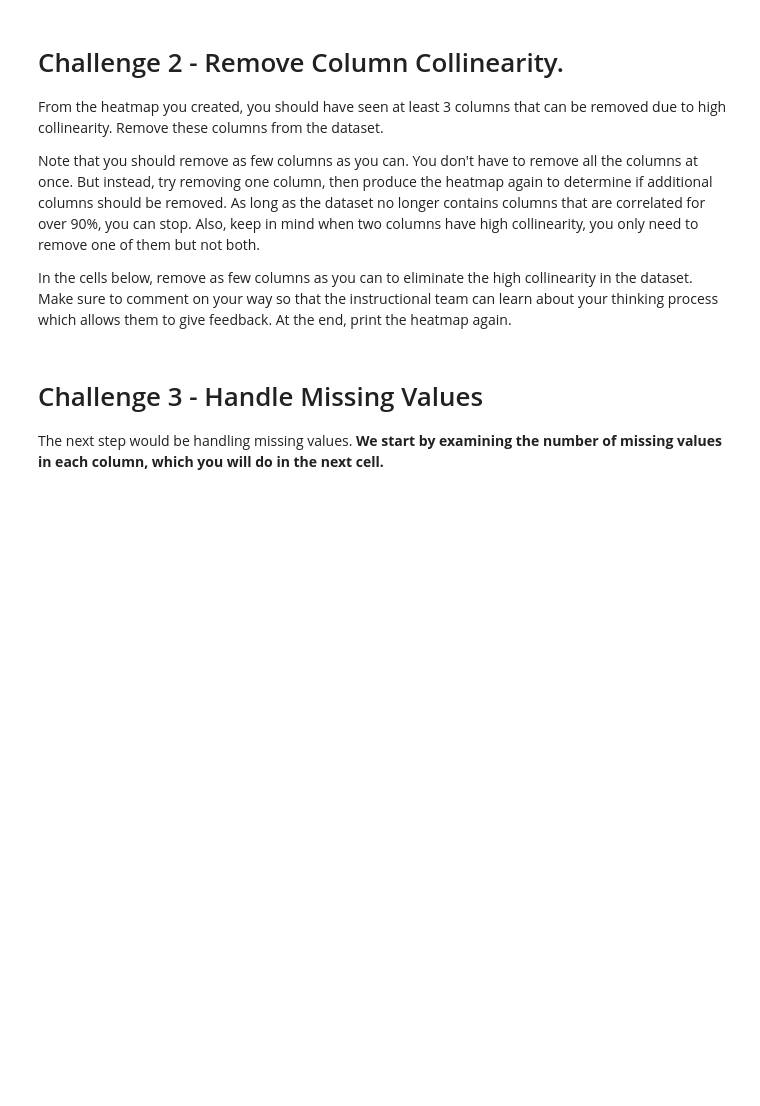
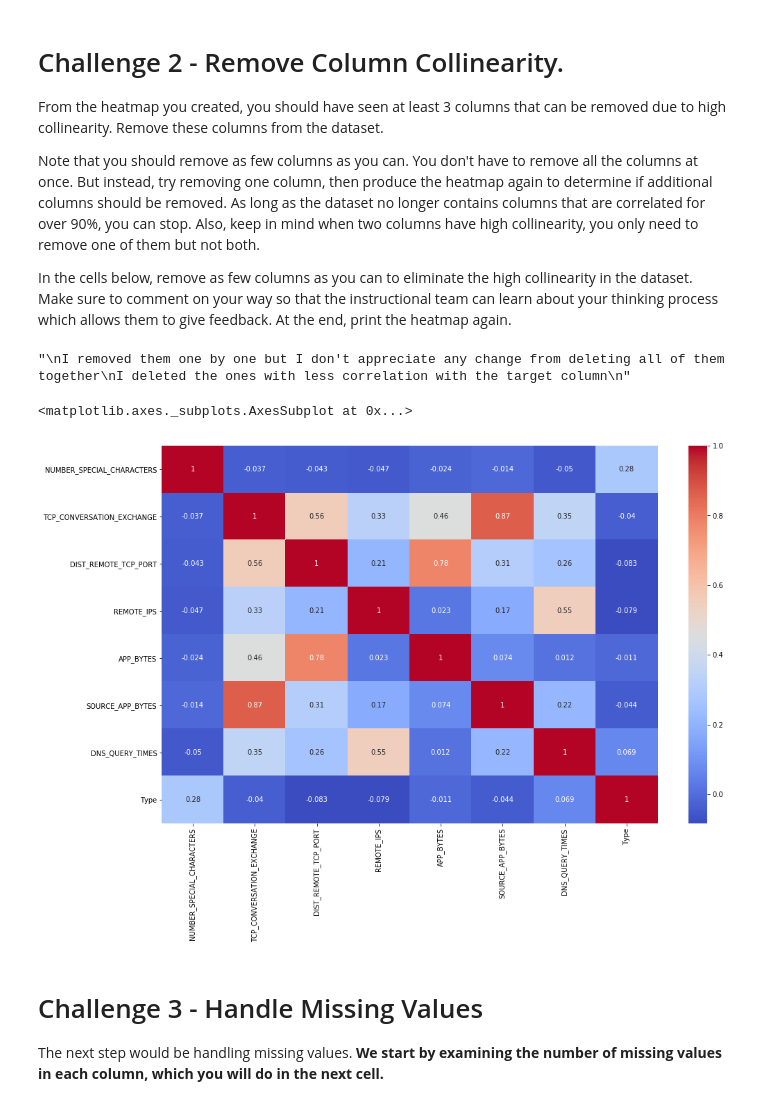
Before and after one commit to ta-datapt-bcn/lab-supervised-learning, a Jupyter notebook: your-code/main.ipynb, the cells around one changed output. Cells and saved outputs as stored; diff of their text form; code cells hidden in the pictures; blank space fills up the shorter version.

```diff
--- a/your-code/main.ipynb
+++ b/your-code/main.ipynb
@@ -71,3 +146,21 @@ In the cells below, remove as few columns as you can to eliminate the high colli
+# %%
+# Your code here
+websites_removed.drop(['SOURCE_APP_PACKETS', 'REMOTE_APP_PACKETS', 'APP_PACKETS', 'URL_LENGTH', 'REMOTE_APP_BYTES'], axis = 1 , inplace = True)
+# %%
+# Your comment here
+"""
+I removed them one by one but I don't appreciate any change from deleting all of them together
+I deleted the ones with less correlation with the target column
+"""
+# %% [output]
+"\nI removed them one by one but I don't appreciate any change from deleting all of them together\nI deleted the ones with less correlation with the target column\n"
+# %%
+# Print heatmap again
+plt.figure(figsize = (16, 10))
+sns.heatmap(websites_removed.corr(), cmap= 'coolwarm', annot = True)
+# %% [output]
+<matplotlib.axes._subplots.AxesSubplot at 0x...>
+[figure, added]
 # %% [markdown]
 # Challenge 3 - Handle Missing Values
 
```
Also changed, not shown: parts of 57 cells of this notebook.
